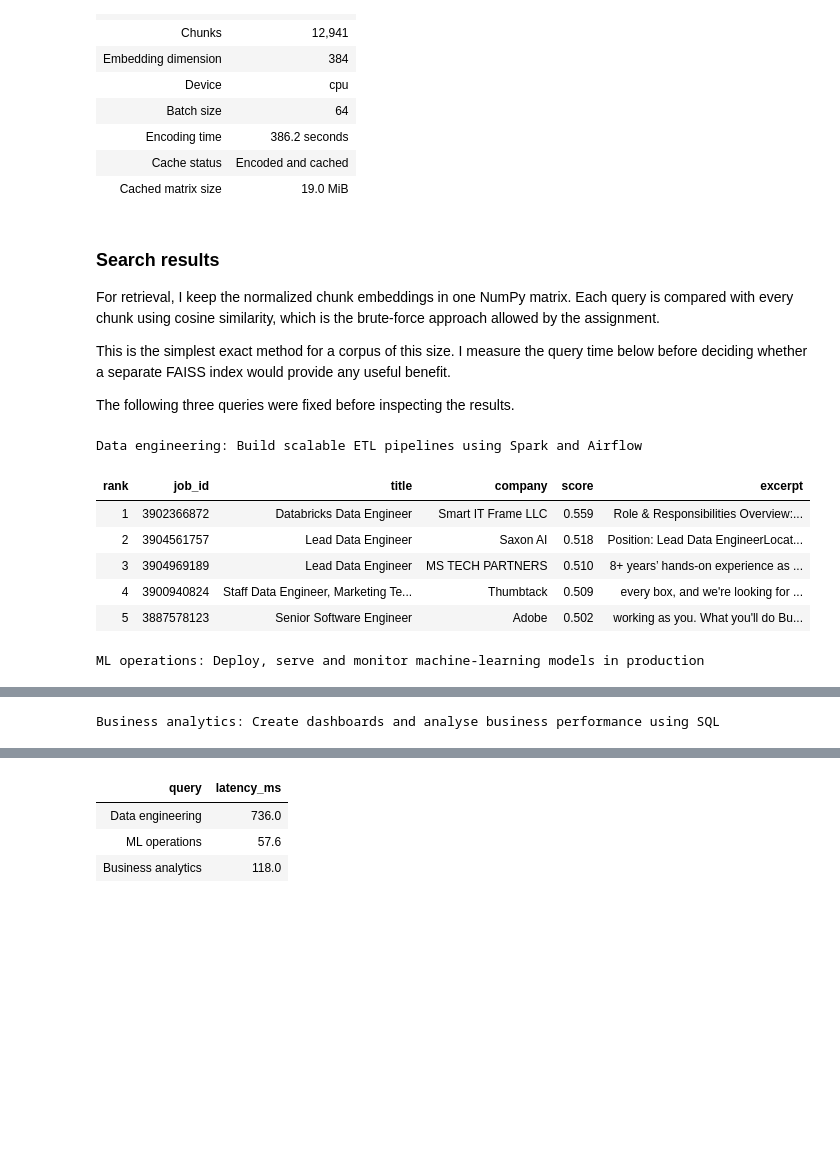
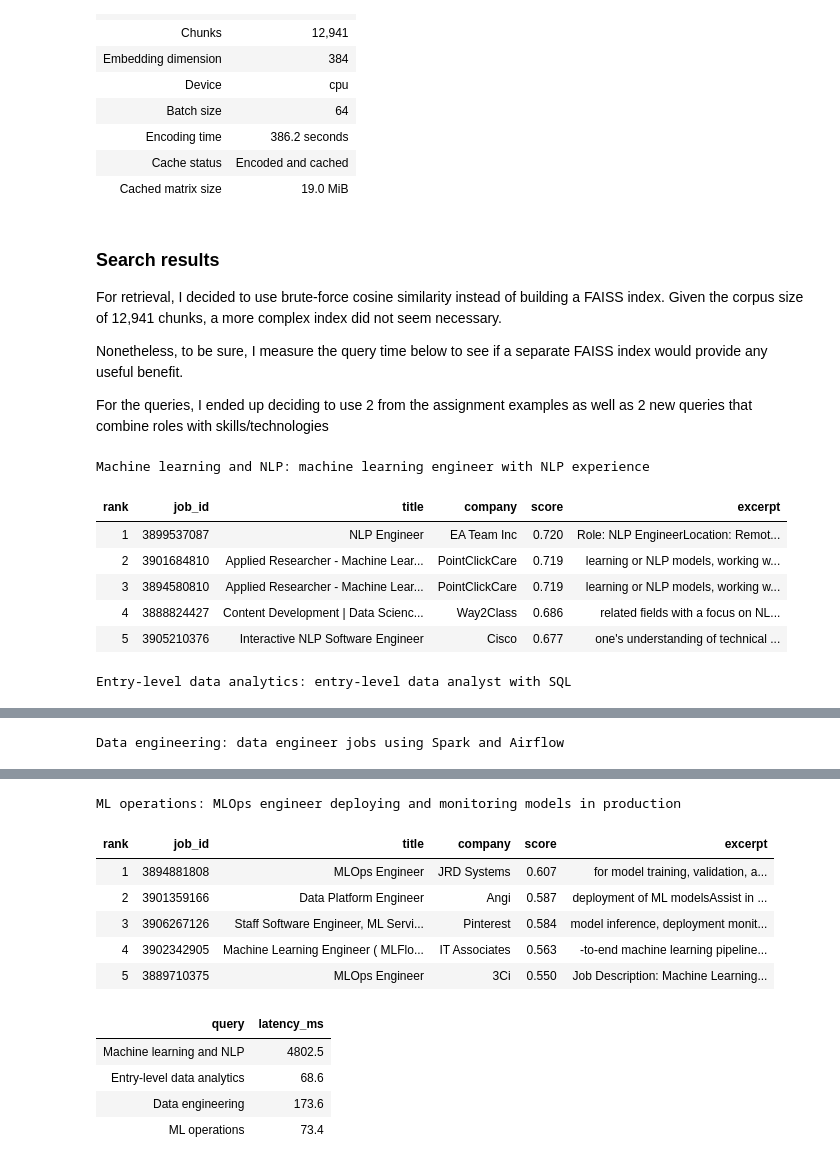
Before and after one commit to Tyainss/job-posting-nlp, a Jupyter notebook: job_posting_nlp_take_home_task.ipynb, the cells around one changed output, grey strips where cells are left out. Drawn from its saved outputs; the diff is of its cells as text; code cells hidden in the pictures; blank space fills up the shorter version.

```diff
--- a/job_posting_nlp_take_home_task.ipynb
+++ b/job_posting_nlp_take_home_task.ipynb
@@ -3964,23 +3975,27 @@ display(
 # %% [markdown]
 ### Search results
 
-For retrieval, I keep the normalized chunk embeddings in one NumPy matrix. Each query is compared with every chunk using cosine similarity, which is the brute-force approach allowed by the assignment.
+For retrieval, I decided to use brute-force cosine similarity instead of building a FAISS index. Given the corpus size of 12,941 chunks, a more complex index did not seem necessary.
 
-This is the simplest exact method for a corpus of this size. I measure the query time below before deciding whether a separate FAISS index would provide any useful benefit.
+Nonetheless, to be sure, I measure the query time below to see if a separate FAISS index would provide any useful benefit.
 
-The following three queries were fixed before inspecting the results.
+For the queries, I ended up deciding to use 2 from the assignment examples as well as 2 new queries that combine roles with skills/technologies
 # %%
 retrieval_queries = {
+    # 2 original assignment queries examples
+    "Machine learning and NLP": (
+        "machine learning engineer with NLP experience"
+    ),
+    "Entry-level data analytics": (
+        "entry-level data analyst with SQL"
+    ),
+
+    # 2 new query examples
     "Data engineering": (
-        "Build scalable ETL pipelines using Spark and Airflow"
+        "data engineer jobs using Spark and Airflow"
     ),
     "ML operations": (
-        "Deploy, serve and monitor machine-learning models "
-        "in production"
-    ),
-    "Business analytics": (
-        "Create dashboards and analyse business performance "
-        "using SQL"
+        "MLOps engineer deploying and monitoring models in production"
     ),
 }
 
@@ -4030,38 +4045,38 @@ for query_name, query in retrieval_queries.items():
 
     print(f"\n{query_name}: {query}")
 
     display(
         displayed_results[
             [
                 "rank",
                 "job_id",
                 "title",
                 "company",
                 "score",
                 "excerpt",
             ]
         ]
         .style
         .hide(axis="index")
         .format({"score": "{:.3f}"})
     )
 
 search_latency_summary = pd.DataFrame(
     search_latency_rows
 )
 
 display(
     search_latency_summary.style
     .hide(axis="index")
     .format({"latency_ms": "{:.1f}"})
 )
 # %% [output]
-Data engineering: Build scalable ETL pipelines using Spark and Airflow
+Machine learning and NLP: machine learning engineer with NLP experience
 | rank | job_id | title | company | score | excerpt |
-| 1 | 3902366872 | Databricks Data Engineer | Smart IT Frame LLC | 0.559 | Role & Responsibilities Overview:... |
-| 2 | 3904561757 | Lead Data Engineer | Saxon AI | 0.518 | Position: Lead Data EngineerLocat... |
-| 3 | 3904969189 | Lead Data Engineer | MS TECH PARTNERS | 0.510 | 8+ years’ hands-on experience as ... |
-| 4 | 3900940824 | Staff Data Engineer, Marketing Te... | Thumbtack | 0.509 | every box, and we're looking for ... |
-| 5 | 3887578123 | Senior Software Engineer | Adobe | 0.502 | working as you. What you'll do Bu... |
+| 1 | 3899537087 | NLP Engineer | EA Team Inc | 0.720 | Role: NLP EngineerLocation: Remot... |
+| 2 | 3901684810 | Applied Researcher - Machine Lear... | PointClickCare | 0.719 | learning or NLP models, working w... |
+| 3 | 3894580810 | Applied Researcher - Machine Lear... | PointClickCare | 0.719 | learning or NLP models, working w... |
+| 4 | 3888824427 | Content Development | Data Scienc... | Way2Class | 0.686 | related fields with a focus on NL... |
+| 5 | 3905210376 | Interactive NLP Software Engineer | Cisco | 0.677 | one's understanding of technical ... |
-ML operations: Deploy, serve and monitor machine-learning models in production
+Entry-level data analytics: entry-level data analyst with SQL
 | rank | job_id | title | company | score | excerpt |
@@ -4073,2 +4088,2 @@ ML operations: Deploy, serve and monitor machine-learning models in production
-Business analytics: Create dashboards and analyse business performance using SQL
+Data engineering: data engineer jobs using Spark and Airflow
 | rank | job_id | title | company | score | excerpt |
@@ -4080,5 +4095,13 @@ Business analytics: Create dashboards and analyse business performance using SQL
+ML operations: MLOps engineer deploying and monitoring models in production
-| query | latency_ms |
-| Data engineering | 736.0 |
-| ML operations | 57.6 |
-| Business analytics | 118.0 |
+| rank | job_id | title | company | score | excerpt |
+| 1 | 3894881808 | MLOps Engineer | JRD Systems | 0.607 | for model training, validation, a... |
+| 2 | 3901359166 | Data Platform Engineer | Angi | 0.587 | deployment of ML modelsAssist in ... |
+| 3 | 3906267126 | Staff Software Engineer, ML Servi... | Pinterest | 0.584 | model inference, deployment monit... |
+| 4 | 3902342905 | Machine Learning Engineer ( MLFlo... | IT Associates | 0.563 | -to-end machine learning pipeline... |
+| 5 | 3889710375 | MLOps Engineer | 3Ci | 0.550 | Job Description: Machine Learning... |
+| query | latency_ms |
+| Machine learning and NLP | 4802.5 |
+| Entry-level data analytics | 68.6 |
+| Data engineering | 173.6 |
+| ML operations | 73.4 |
 # %% [markdown]
```
Also changed, not shown: parts of 11 cells of this notebook.
